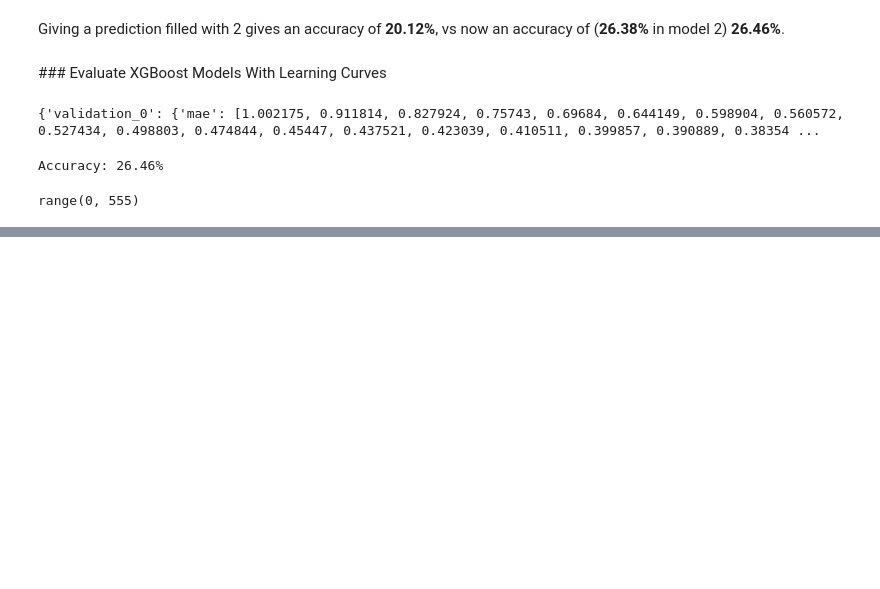
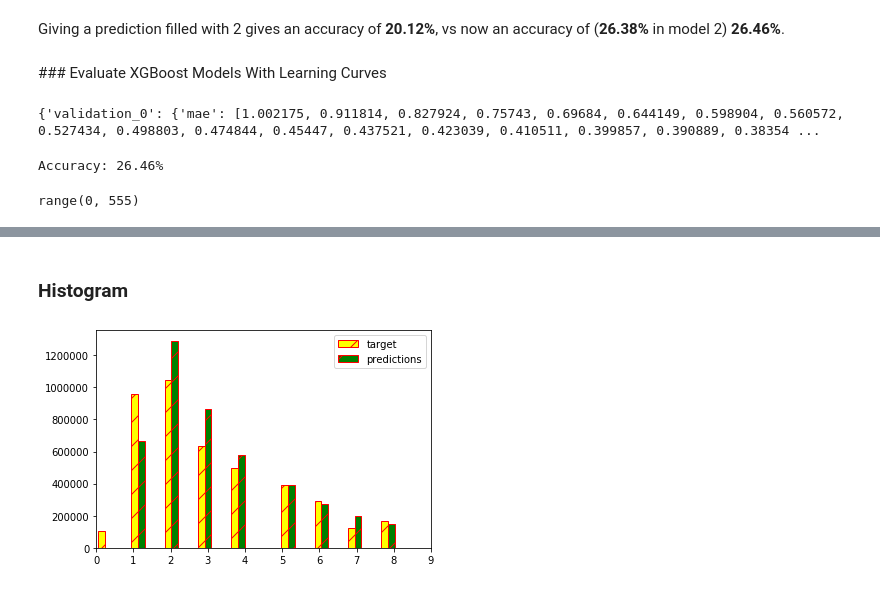
Before and after one commit to hervelao/bakery-products, a Jupyter notebook: shared_notebooks/04-analysis-features.ipynb, the cells around one changed output, grey strips where cells are left out. Saved outputs shown, nothing was run; the diff lists cells and outputs as text; code cells hidden in the pictures; blank space fills up the shorter version.

```diff
--- a/shared_notebooks/04-analysis-features.ipynb
+++ b/shared_notebooks/04-analysis-features.ipynb
@@ -163,0 +166,16 @@ plt.show()
+# %% [markdown]
+### Histogram
+# %%
+x1 = final_y_val
+x2 = pd.Series(final_predictions)
+bins = 10000
+
+plt.hist([x1, x2], bins = bins, color = ['yellow', 'green'],
+            edgecolor = 'red', hatch = '/', label = ['target', 'predictions'],
+            histtype = 'bar')
+plt.legend(loc='upper right')
+plt.xlim(0, 9)
+fig.tight_layout()
+plt.show()
+# %% [output]
+[figure, added]
```
Also changed, not shown: parts of 12 cells of this notebook.
